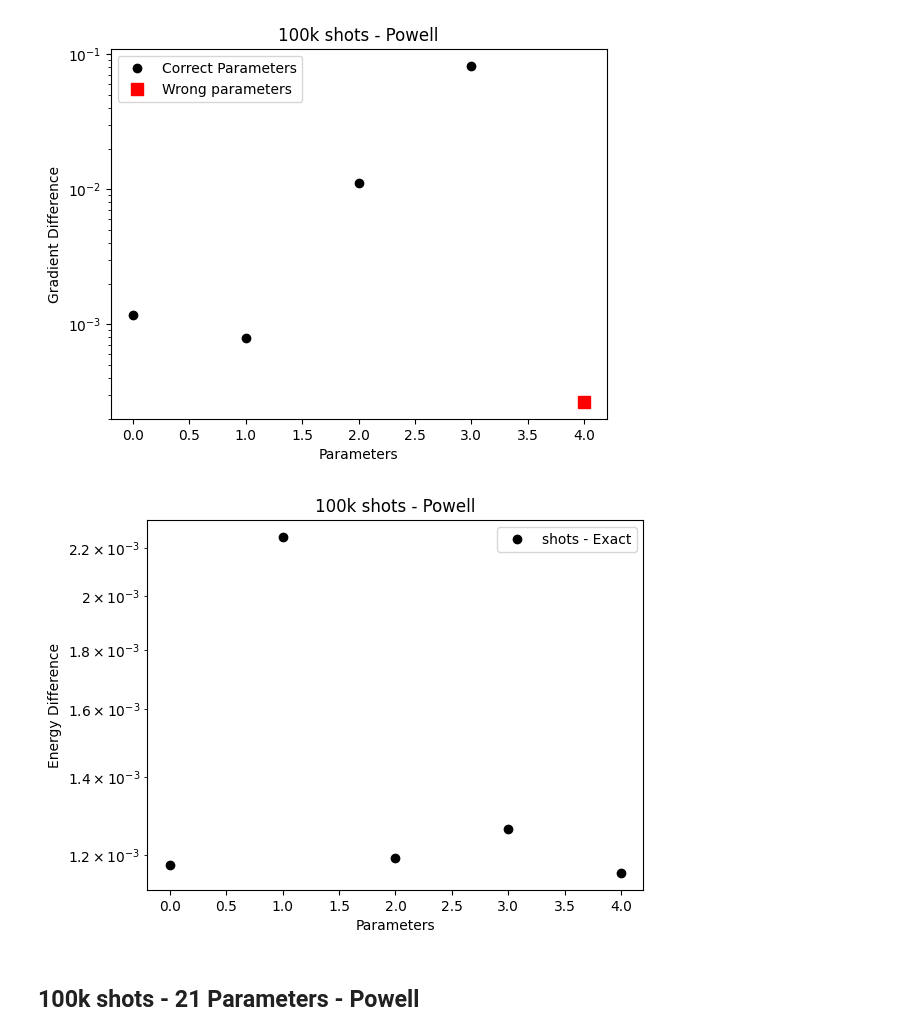
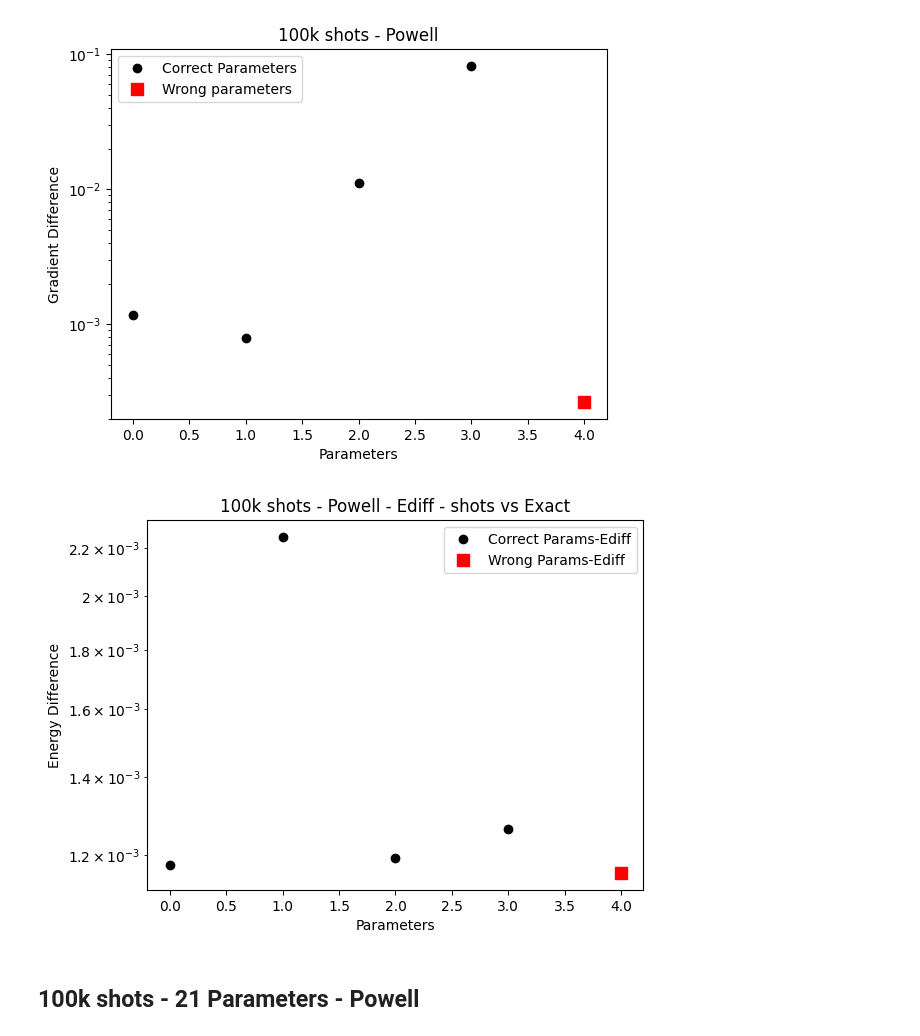
Before and after one commit to srivathsanps-quantum/QC-chemistry, a Jupyter notebook: ShotsvsExact.ipynb, the cells around one changed output. Drawn from its saved outputs; the diff is of its cells as text; code cells hidden in the pictures.

Commit message:
shots vs Exact - 5 Params

```diff
--- a/ShotsvsExact.ipynb
+++ b/ShotsvsExact.ipynb
@@ -233,26 +233,29 @@ plt.show()
 # %% [output]
 [figure]
 # %%
+import numpy as np
+
 ExactE = np.array([-1.4300836708403402,
   -1.5694603835520677,
   -1.7436334426149698,
   -1.8421101514362364,
   -1.8504359363275726])
 
 shotsE = np.array([-1.4312595647624438, -1.5717093342683037, -1.7448249806345615, -1.8433718926100577, -1.8515930894603712])
 Ediff = abs(shotsE - ExactE)
 
 last_param = Parameters[-1]
-last_gd = Ediff[-1]
+last_e = Ediff[-1]
 import matplotlib.pyplot as plt
-plt.plot(Parameters, Ediff, 'o', color = 'black',label = 'shots - Exact')
+plt.plot(Parameters[:-1], Ediff[:-1], 'o', color = 'black',label = 'Correct Params-Ediff')
+plt.plot(last_param, last_e, 'rs', markersize=8, label='Wrong Params-Ediff' )
 plt.xlabel('Parameters')
 plt.ylabel('Energy Difference')
 plt.yscale('log')
 plt.legend()
-plt.title('100k shots - Powell')
+plt.title('100k shots - Powell - Ediff - shots vs Exact')
 plt.show()
 # %% [output]
-[figure, old version]
+[figure, new version]
 # %% [markdown]
 ## 100k shots - 21 Parameters - Powell
```
